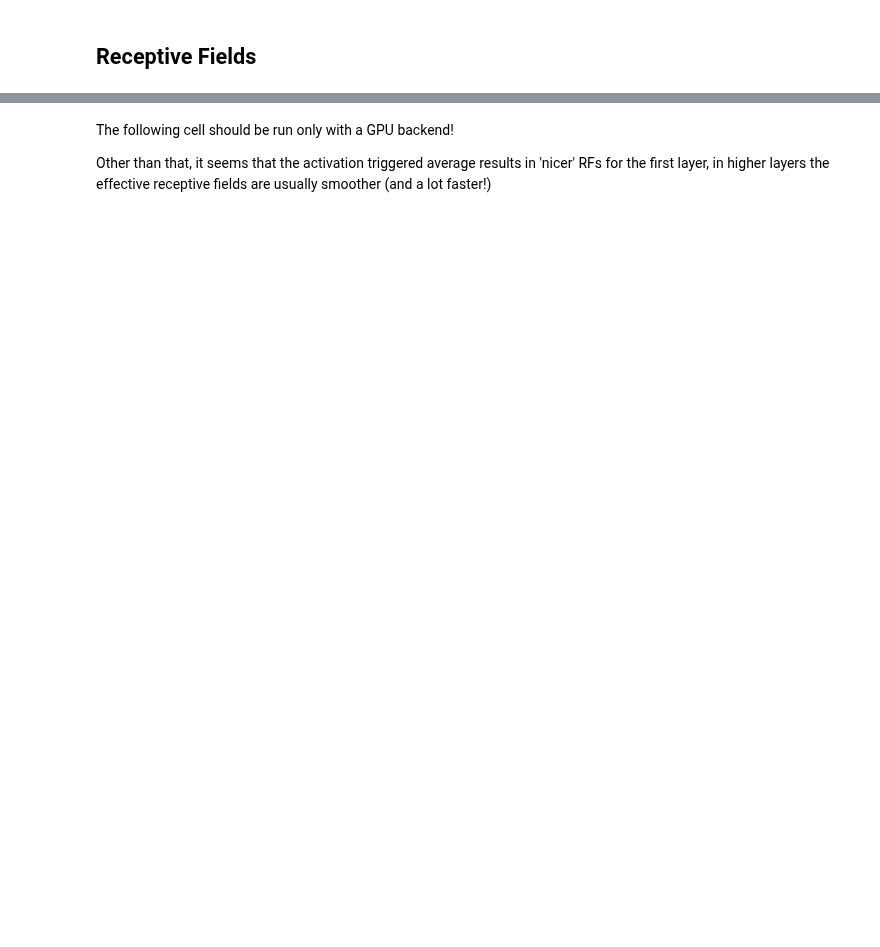
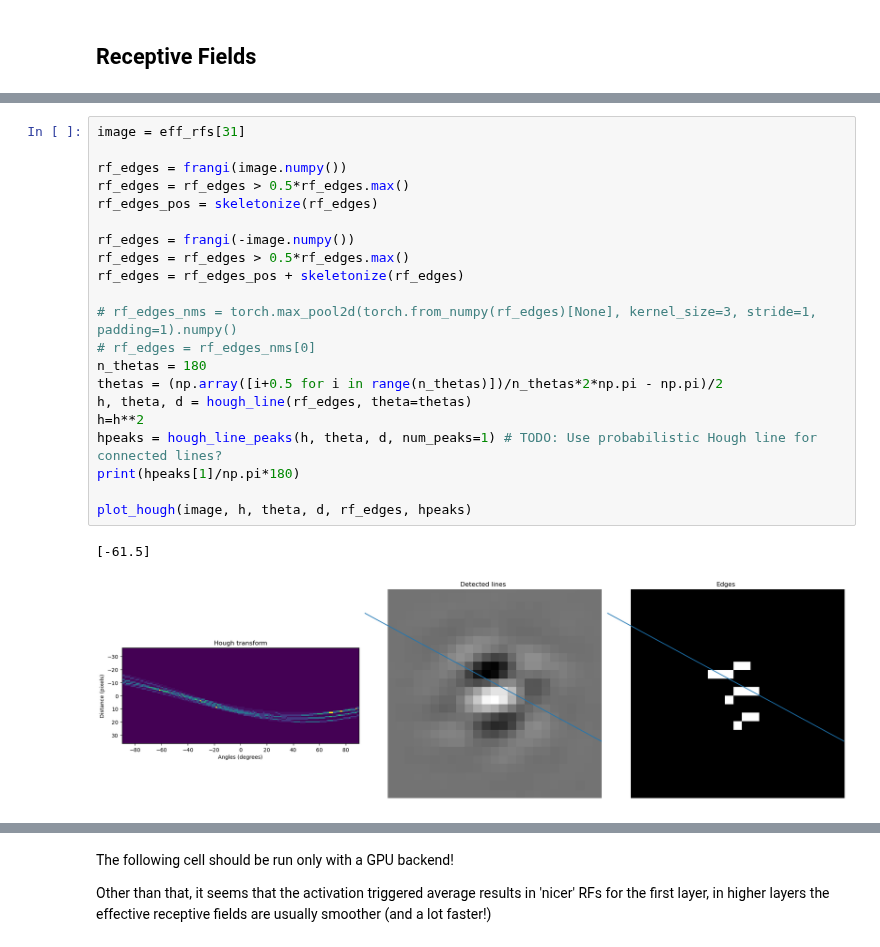
Before and after one commit to fabioseel/receptive-fields, a Jupyter notebook: src/evaluation.ipynb, the cells around one changed output, grey strips where cells are left out. Saved outputs shown, nothing was run; the diff lists cells and outputs as text; blank space fills up the shorter version.

```diff
--- a/src/evaluation.ipynb
+++ b/src/evaluation.ipynb
@@ -94,0 +135,24 @@ torch.Size([96, 23, 23])
+# %%
+image = eff_rfs[31]
+
+rf_edges = frangi(image.numpy())
+rf_edges = rf_edges > 0.5*rf_edges.max()
+rf_edges_pos = skeletonize(rf_edges)
+
+rf_edges = frangi(-image.numpy())
+rf_edges = rf_edges > 0.5*rf_edges.max()
+rf_edges = rf_edges_pos + skeletonize(rf_edges)
+
+# rf_edges_nms = torch.max_pool2d(torch.from_numpy(rf_edges)[None], kernel_size=3, stride=1, padding=1).numpy()
+# rf_edges = rf_edges_nms[0]
+n_thetas = 180
+thetas = (np.array([i+0.5 for i in range(n_thetas)])/n_thetas*2*np.pi - np.pi)/2
+h, theta, d = hough_line(rf_edges, theta=thetas)
+h=h**2
+hpeaks = hough_line_peaks(h, theta, d, num_peaks=1) # TODO: Use probabilistic Hough line for connected lines?
+print(hpeaks[1]/np.pi*180)
+
+plot_hough(image, h, theta, d, rf_edges, hpeaks)
+# %% [output]
+[-61.5]
+[figure, added]
```
Also changed, not shown: parts of 10 cells of this notebook, 2 other files.
